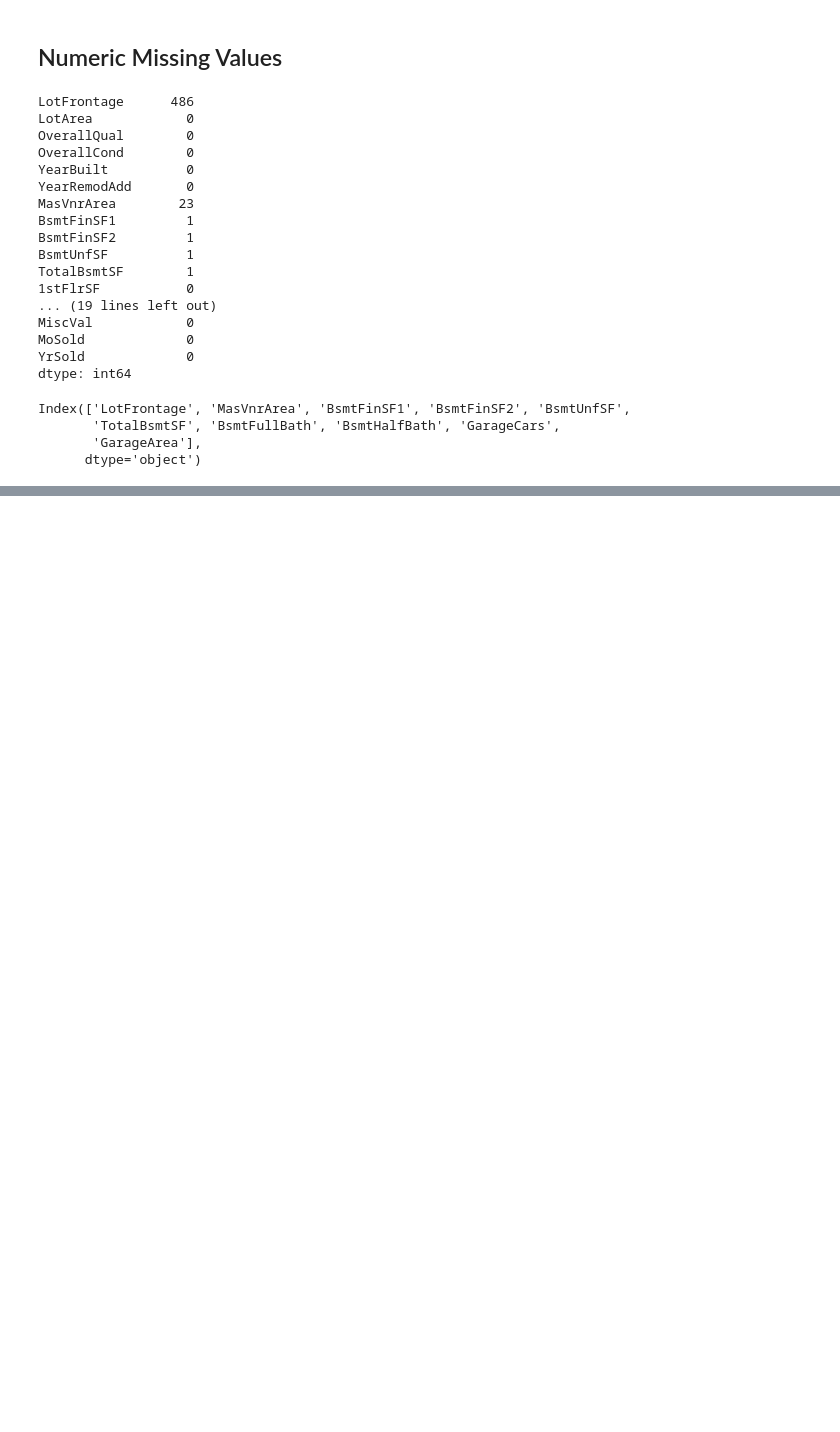
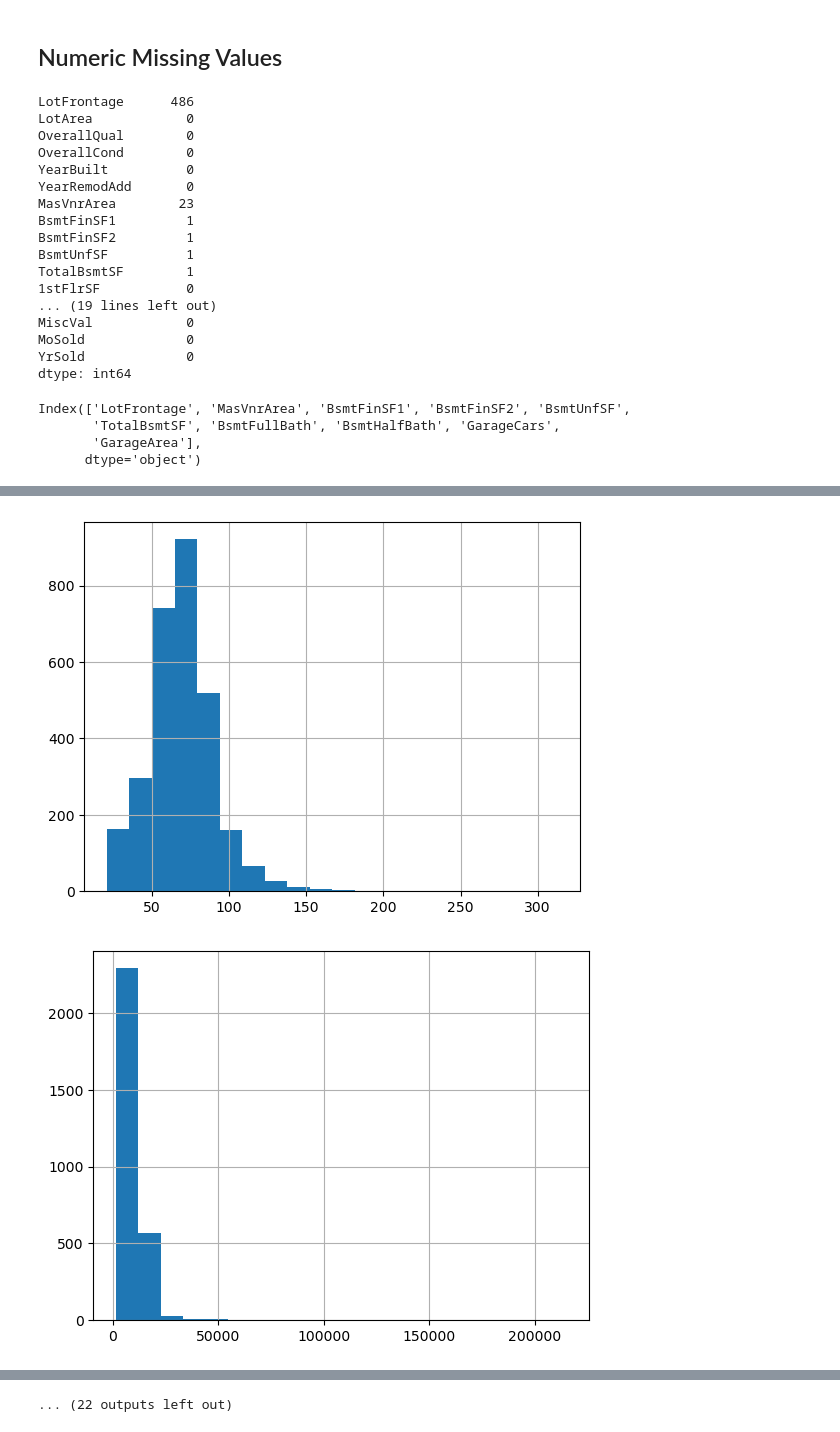
Before and after one commit to Shadpls/Housing-price-predictor, a Jupyter notebook: houseing.ipynb, the cells around one changed output, grey strips where cells are left out. Drawn from its saved outputs; the diff is of its cells as text; code cells hidden in the pictures; blank space fills up the shorter version.

```diff
--- a/houseing.ipynb
+++ b/houseing.ipynb
@@ -304,0 +295,5 @@ data3.head
+# %%
+from scipy.stats import skew
+numeric_cols = data3.select_dtypes(np.number).columns
+numeric_cols
+# skew(data3['LotFrontage'])
@@ -304,0 +309,7 @@ data3.head
+# %%
+for i in numeric_cols:
+    data3[i].hist(bins=20)
+    plt.show()
+# %% [output]
+[figure, added]
+[figure, added]
@@ -304,0 +326 @@ data3.head
+... (22 outputs left out)
```
Also changed, not shown: parts of 21 cells of this notebook.
